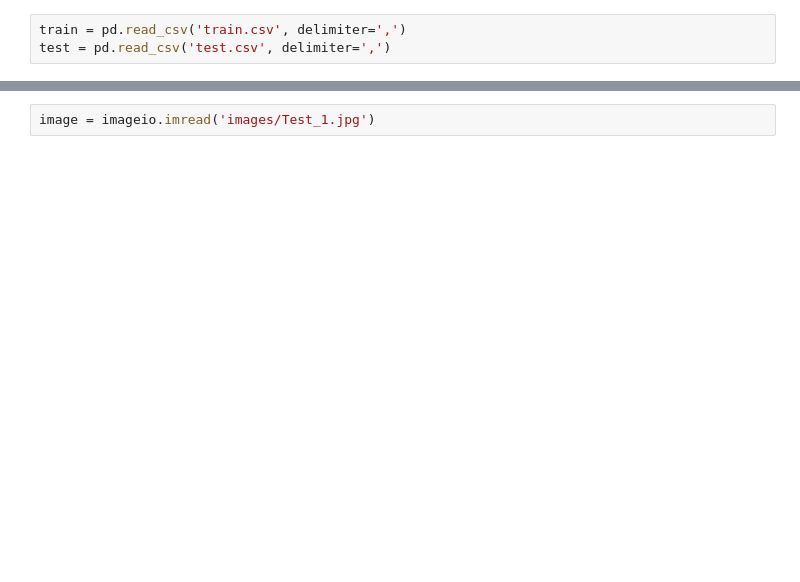
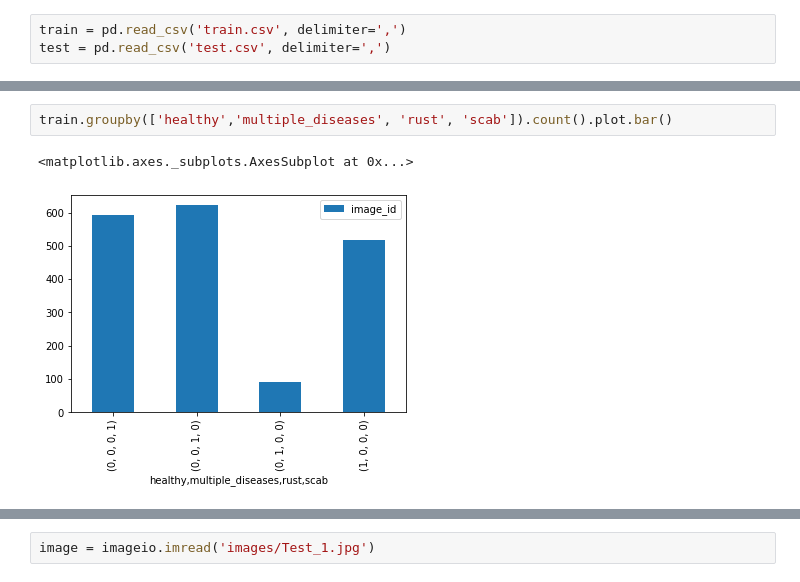
Before and after one commit to juliusschulz/plant_pathology, a Jupyter notebook: Untitled1.ipynb, the cells around one changed output, grey strips where cells are left out. Cells and saved outputs as stored; diff of their text form; blank space fills up the shorter version.

```diff
--- a/Untitled1.ipynb
+++ b/Untitled1.ipynb
@@ -26,0 +28,5 @@ mobile = MobileNet()
+# %%
+train.groupby(['healthy','multiple_diseases', 'rust', 'scab']).count().plot.bar()
+# %% [output]
+<matplotlib.axes._subplots.AxesSubplot at 0x...>
+[figure, added]
```
Also changed, not shown: parts of 14 cells of this notebook.
